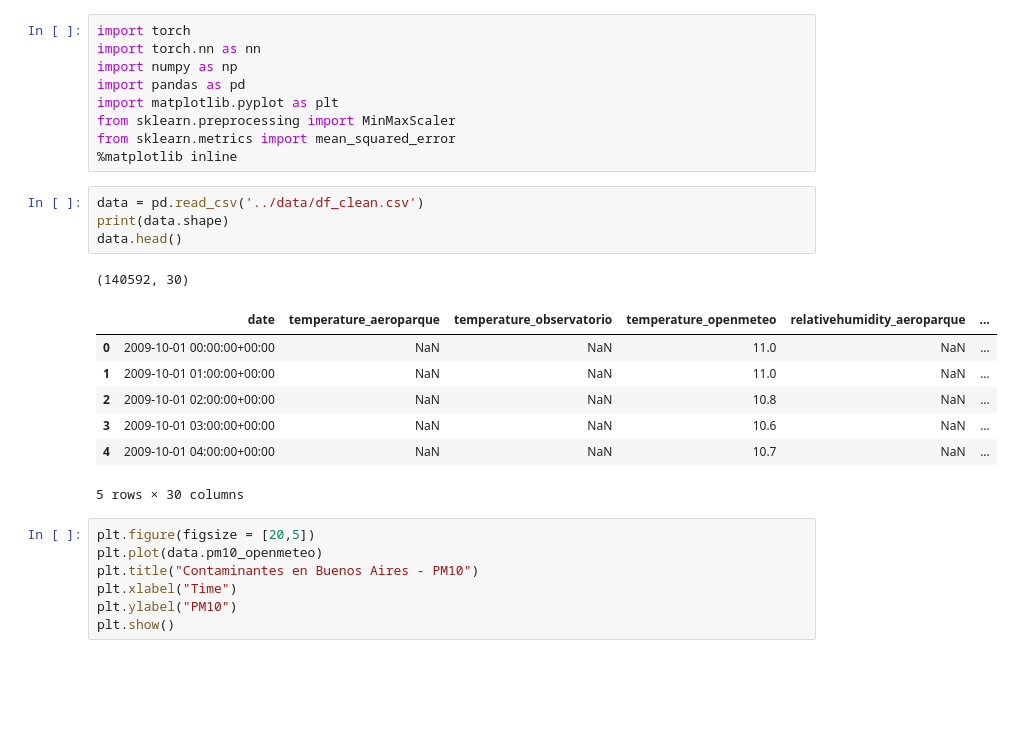
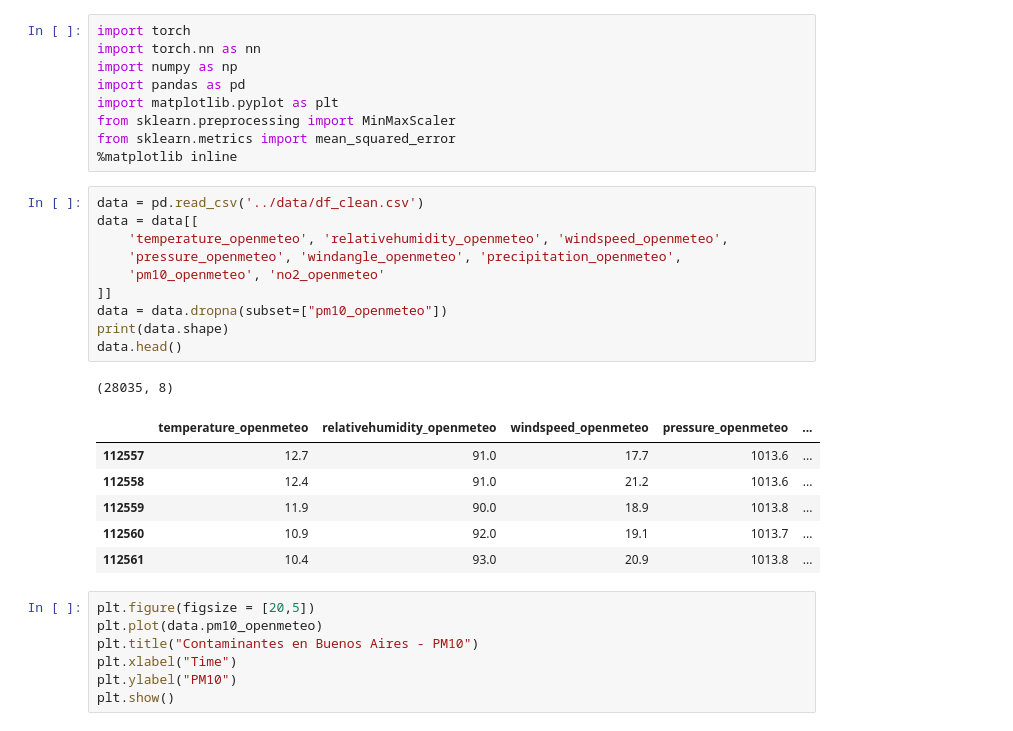
Before and after one commit to bitazaratustra/ts-weather-pipeline, a Jupyter notebook: notebooks/TimeSeries_CNN1D_pytorch (1).ipynb, the cells around one changed output. Drawn from its saved outputs; the diff is of its cells as text; blank space fills up the shorter version.

```diff
--- a/notebooks/TimeSeries_CNN1D_pytorch (1).ipynb
+++ b/notebooks/TimeSeries_CNN1D_pytorch (1).ipynb
@@ -12,17 +12,22 @@ from sklearn.metrics import mean_squared_error
 %matplotlib inline
 # %%
 data = pd.read_csv('../data/df_clean.csv')
+data = data[[
+    'temperature_openmeteo', 'relativehumidity_openmeteo', 'windspeed_openmeteo',
+    'pressure_openmeteo', 'windangle_openmeteo', 'precipitation_openmeteo',
+    'pm10_openmeteo', 'no2_openmeteo'
+]]
+data = data.dropna(subset=["pm10_openmeteo"])
 print(data.shape)
 data.head()
 # %% [output]
-(140592, 30)
+(28035, 8)
-|  | date | temperature_aeroparque | temperature_observatorio | temperature_openmeteo | relativehumidity_aeroparque | ... |
-| 0 | 2009-10-01 00:00:00+00:00 | NaN | NaN | 11.0 | NaN | ... |
-| 1 | 2009-10-01 01:00:00+00:00 | NaN | NaN | 11.0 | NaN | ... |
-| 2 | 2009-10-01 02:00:00+00:00 | NaN | NaN | 10.8 | NaN | ... |
-| 3 | 2009-10-01 03:00:00+00:00 | NaN | NaN | 10.6 | NaN | ... |
-| 4 | 2009-10-01 04:00:00+00:00 | NaN | NaN | 10.7 | NaN | ... |
+|  | temperature_openmeteo | relativehumidity_openmeteo | windspeed_openmeteo | pressure_openmeteo | ... |
+| 112557 | 12.7 | 91.0 | 17.7 | 1013.6 | ... |
+| 112558 | 12.4 | 91.0 | 21.2 | 1013.6 | ... |
+| 112559 | 11.9 | 90.0 | 18.9 | 1013.8 | ... |
+| 112560 | 10.9 | 92.0 | 19.1 | 1013.7 | ... |
+| 112561 | 10.4 | 93.0 | 20.9 | 1013.8 | ... |
-5 rows × 30 columns
 # %%
 plt.figure(figsize = [20,5])
 plt.plot(data.pm10_openmeteo)
```
Also changed, not shown: parts of 8 cells of this notebook, 1 other file.
